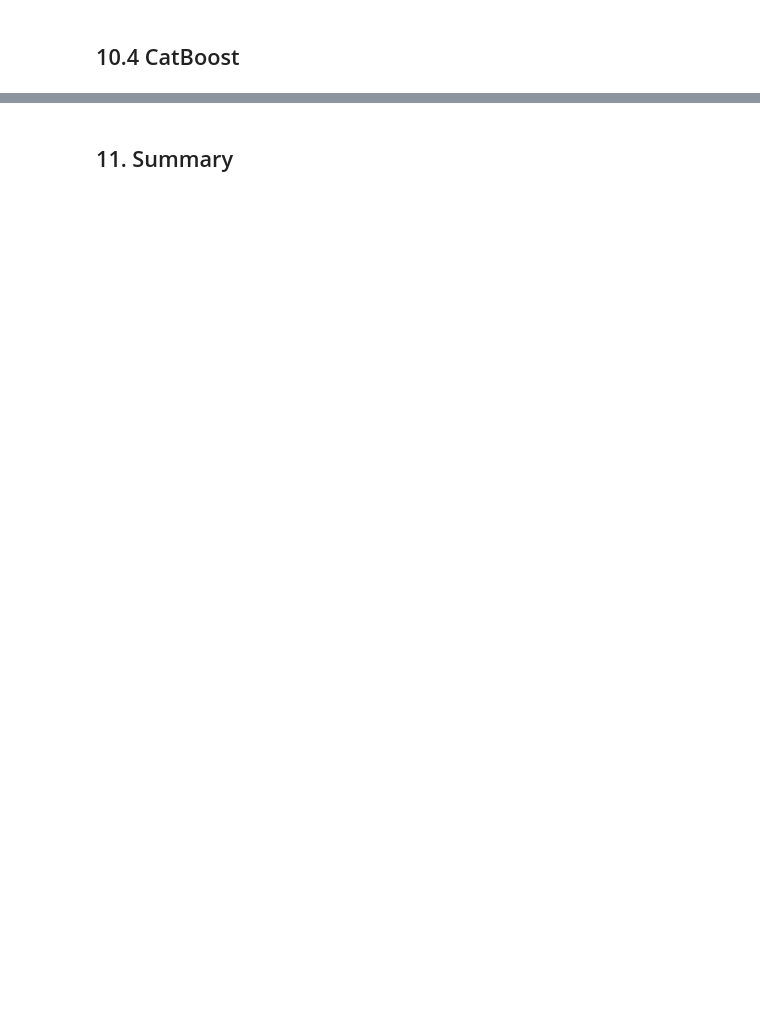
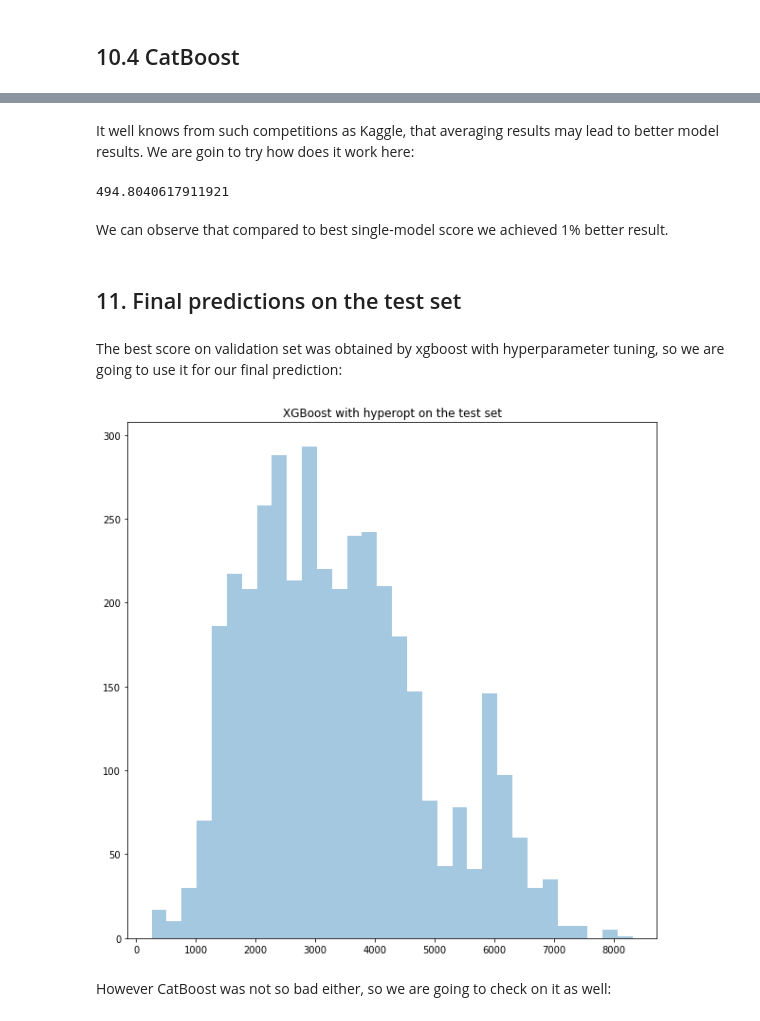
Before and after one commit to freefeynman123/laptop_price, a Jupyter notebook: laptop_price.ipynb, the cells around one changed output, grey strips where cells are left out. Cells and saved outputs as stored; diff of their text form; code cells hidden in the pictures; blank space fills up the shorter version.

```diff
--- a/laptop_price.ipynb
+++ b/laptop_price.ipynb
@@ -971,2 +943,20 @@ rmse(pred, Y_val_cat)
+# %% [markdown]
+It well knows from such competitions as Kaggle, that averaging results may lead to better model results. We are goin to try how does it work here:
+# %%
+rmse((pred_ctb+pred_xgb)/2, Y_val_pre)
+# %% [output]
+494.8040617911921
+# %% [markdown]
+We can observe that compared to best single-model score we achieved 1% better result.
 # %% [markdown]
-## 11. Summary<a name='summary'></a>
+## 11. Final predictions on the test set<a name='final'></a>
+# %% [markdown]
+The best score on validation set was obtained by xgboost with hyperparameter tuning, so we are going to use it for our final prediction:
+# %%
+pred_xgb_final = xgbr_hp.predict(dataset_X_test_en_pre)
+sns.distplot(pred_xgb_final, kde=False);
+plt.title("XGBoost with hyperopt on the test set");
+# %% [output]
+[figure, added]
+# %% [markdown]
+However CatBoost was not so bad either, so we are going to check on it as well:
```
Also changed, not shown: parts of 62 cells of this notebook, 3 other files.
